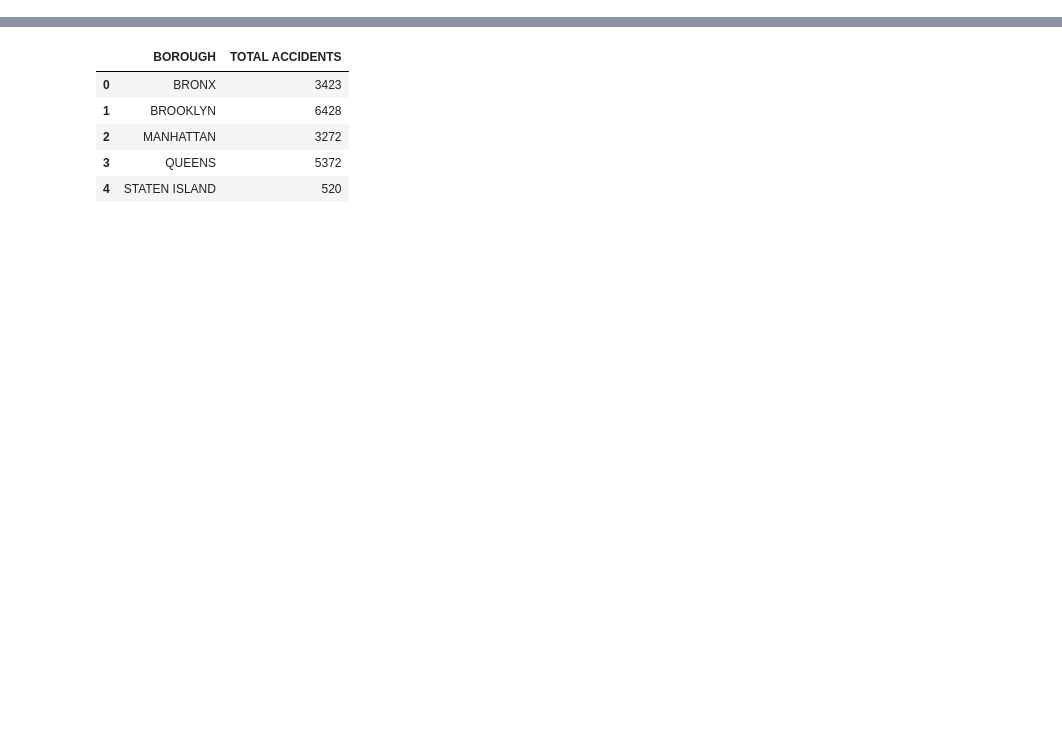
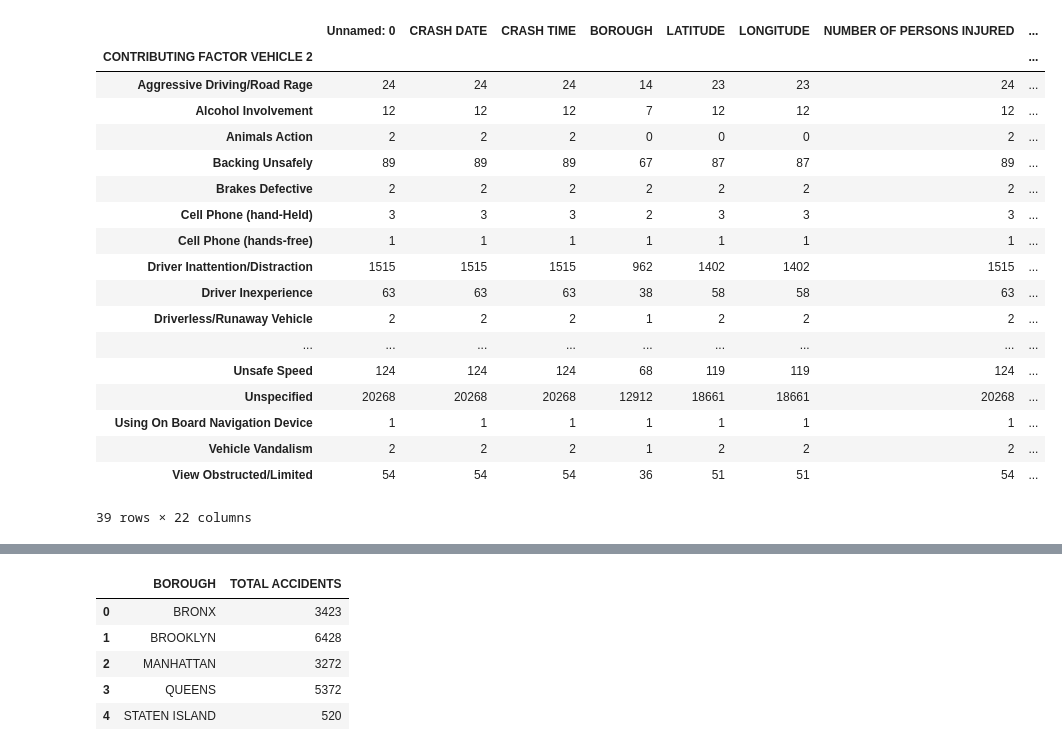
Before and after one commit to alizrui/VD-MEI, a Jupyter notebook: pract1/ploting.ipynb, the cells around one changed output, grey strips where cells are left out. Saved outputs shown, nothing was run; the diff lists cells and outputs as text; code cells hidden in the pictures; blank space fills up the shorter version.

```diff
--- a/pract1/ploting.ipynb
+++ b/pract1/ploting.ipynb
@@ -3,0 +92,22 @@ import altair as alt
+# %%
+filtered_db.groupby(['CONTRIBUTING FACTOR VEHICLE 2']).count()
+# %% [output]
+|  | Unnamed: 0 | CRASH DATE | CRASH TIME | BOROUGH | LATITUDE | LONGITUDE | NUMBER OF PERSONS INJURED | ... |
+| CONTRIBUTING FACTOR VEHICLE 2 |  |  |  |  |  |  |  | ... |
+| Aggressive Driving/Road Rage | 24 | 24 | 24 | 14 | 23 | 23 | 24 | ... |
+| Alcohol Involvement | 12 | 12 | 12 | 7 | 12 | 12 | 12 | ... |
+| Animals Action | 2 | 2 | 2 | 0 | 0 | 0 | 2 | ... |
+| Backing Unsafely | 89 | 89 | 89 | 67 | 87 | 87 | 89 | ... |
+| Brakes Defective | 2 | 2 | 2 | 2 | 2 | 2 | 2 | ... |
+| Cell Phone (hand-Held) | 3 | 3 | 3 | 2 | 3 | 3 | 3 | ... |
+| Cell Phone (hands-free) | 1 | 1 | 1 | 1 | 1 | 1 | 1 | ... |
+| Driver Inattention/Distraction | 1515 | 1515 | 1515 | 962 | 1402 | 1402 | 1515 | ... |
+| Driver Inexperience | 63 | 63 | 63 | 38 | 58 | 58 | 63 | ... |
+| Driverless/Runaway Vehicle | 2 | 2 | 2 | 1 | 2 | 2 | 2 | ... |
+| ... | ... | ... | ... | ... | ... | ... | ... | ... |
+| Unsafe Speed | 124 | 124 | 124 | 68 | 119 | 119 | 124 | ... |
+| Unspecified | 20268 | 20268 | 20268 | 12912 | 18661 | 18661 | 20268 | ... |
+| Using On Board Navigation Device | 1 | 1 | 1 | 1 | 1 | 1 | 1 | ... |
+| Vehicle Vandalism | 2 | 2 | 2 | 1 | 2 | 2 | 2 | ... |
+| View Obstructed/Limited | 54 | 54 | 54 | 36 | 51 | 51 | 54 | ... |
+39 rows × 22 columns
```
Also changed, not shown: parts of 70 cells of this notebook, 12 other files.
